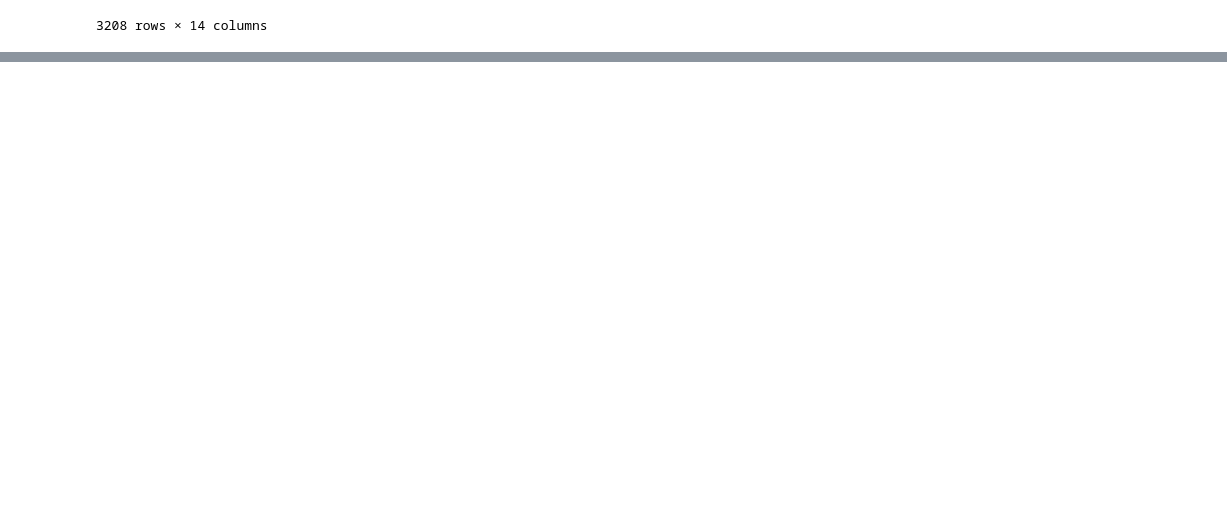
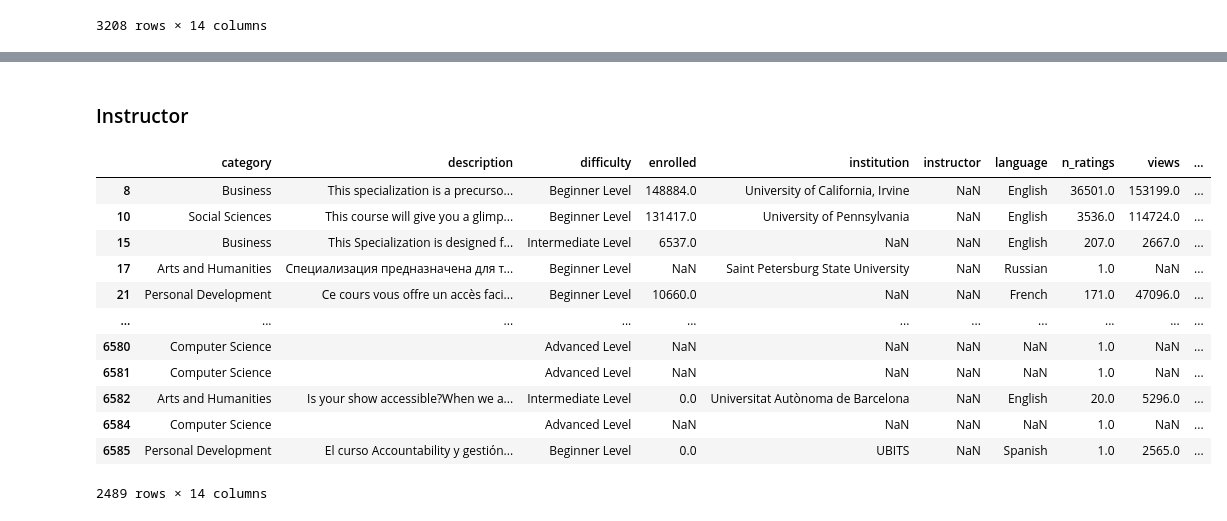
Before and after one commit to nmartinezs2017/coursing-ml, a Jupyter notebook: coursing-ml/notebooks/coursera_preprocessing.ipynb, the cells around one changed output, grey strips where cells are left out. Saved outputs shown, nothing was run; the diff lists cells and outputs as text; code cells hidden in the pictures; blank space fills up the shorter version.

```diff
--- a/coursing-ml/notebooks/coursera_preprocessing.ipynb
+++ b/coursing-ml/notebooks/coursera_preprocessing.ipynb
@@ -162,0 +257,18 @@ df[df["difficulty"].isnull()]
+# %% [markdown]
+### Instructor
+# %%
+df[df["instructor"].isnull()]
+# %% [output]
+|  | category | description | difficulty | enrolled | institution | instructor | language | n_ratings | views | ... |
+| 8 | Business | This specialization is a precurso... | Beginner Level | 148884.0 | University of California, Irvine | NaN | English | 36501.0 | 153199.0 | ... |
+| 10 | Social Sciences | This course will give you a glimp... | Beginner Level | 131417.0 | University of Pennsylvania | NaN | English | 3536.0 | 114724.0 | ... |
+| 15 | Business | This Specialization is designed f... | Intermediate Level | 6537.0 | NaN | NaN | English | 207.0 | 2667.0 | ... |
+| 17 | Arts and Humanities | Специализация предназначена для т... | Beginner Level | NaN | Saint Petersburg State University | NaN | Russian | 1.0 | NaN | ... |
+| 21 | Personal Development | Ce cours vous offre un accès faci... | Beginner Level | 10660.0 | NaN | NaN | French | 171.0 | 47096.0 | ... |
+| ... | ... | ... | ... | ... | ... | ... | ... | ... | ... | ... |
+| 6580 | Computer Science |  | Advanced Level | NaN | NaN | NaN | NaN | 1.0 | NaN | ... |
+| 6581 | Computer Science |  | Advanced Level | NaN | NaN | NaN | NaN | 1.0 | NaN | ... |
+| 6582 | Arts and Humanities | Is your show accessible?When we a... | Intermediate Level | 0.0 | Universitat Autònoma de Barcelona | NaN | English | 20.0 | 5296.0 | ... |
+| 6584 | Computer Science |  | Advanced Level | NaN | NaN | NaN | NaN | 1.0 | NaN | ... |
+| 6585 | Personal Development | El curso Accountability y gestión... | Beginner Level | 0.0 | UBITS | NaN | Spanish | 1.0 | 2565.0 | ... |
+2489 rows × 14 columns
```
Also changed, not shown: parts of 11 cells of this notebook, 4 other files.
